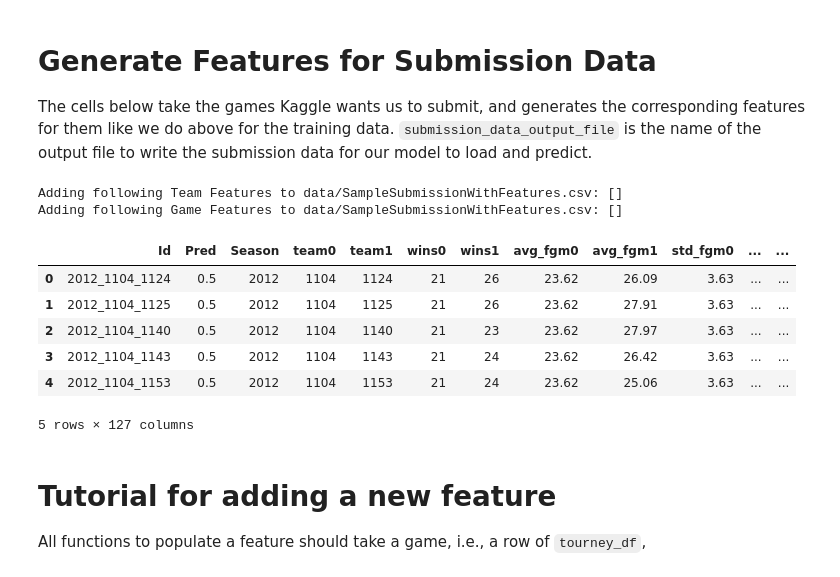
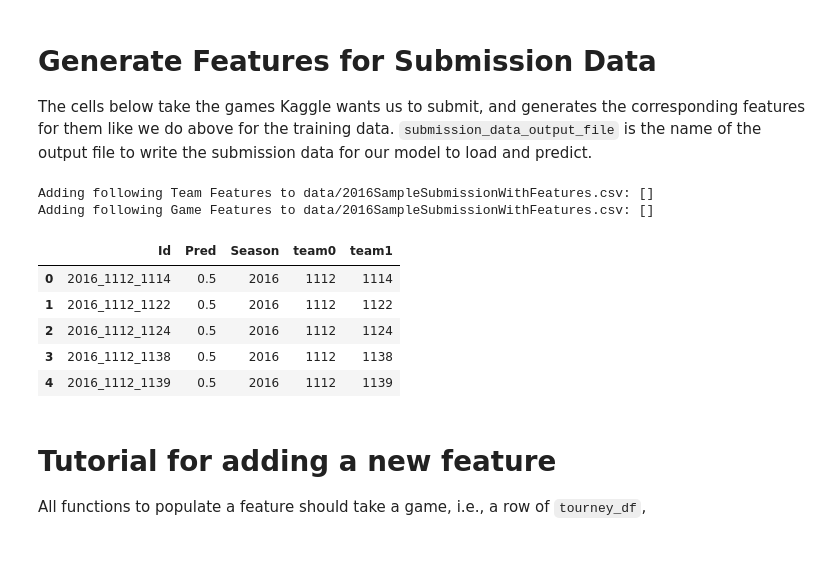
Before and after one commit to dtamayo/NCAAbasketball, a Jupyter notebook: GenerateFeatures.ipynb, the cells around one changed output. Cells and saved outputs as stored; diff of their text form; code cells hidden in the pictures.

Commit message:
added 2016 submission file

```diff
--- a/GenerateFeatures.ipynb
+++ b/GenerateFeatures.ipynb
@@ -258,49 +258,48 @@ The cells below take the games Kaggle wants us to submit, and generates the corr
 # %%
 import pandas as pd
 import numpy as np
-submission_data_with_features_file = 'data/SampleSubmissionWithFeatures.csv'
+submission_data_with_features_file = 'data/2016SampleSubmissionWithFeatures.csv'
 # %%
 print("Adding following Team Features to {0}: {1}".format(submission_data_with_features_file, [f.__name__ for f in teamfList]))
 print("Adding following Game Features to {0}: {1}".format(submission_data_with_features_file, [f.__name__ for f in gamefList]))
 # %% [output]
-Adding following Team Features to data/SampleSubmissionWithFeatures.csv: []
-Adding following Game Features to data/SampleSubmissionWithFeatures.csv: []
+Adding following Team Features to data/2016SampleSubmissionWithFeatures.csv: []
+Adding following Game Features to data/2016SampleSubmissionWithFeatures.csv: []
 # %%
 sample_df = pd.read_csv(submission_data_with_features_file, index_col=0) #should be SampleSubmission.csv if generating from scratch (remove index_col=0 in that case)
 
 def get_season(Id):
     return np.int64(Id.split("_")[0])
 def get_team0(Id):
     return np.int64(Id.split("_")[1])
 def get_team1(Id):
     return np.int64(Id.split("_")[2])
 
 # UNCOMMENT THESE LINES IF YOU WANT TO REGENERATE THE SUBMISSION FEATURES FROM SCRATCH
 #sample_df['Season'] = sample_df['Id'].apply(get_season)
 #sample_df['team0'] = sample_df['Id'].apply(get_team0)
 #sample_df['team1'] = sample_df['Id'].apply(get_team1)
 
 # first add all the features for individual teams
 for feature in teamfList:
     sample_df = pd.concat([sample_df, sample_df.apply(feature01(feature), axis=1)], axis=1)
 
 # now add features specific to a game (pair of teams)
 for feature in gamefList:
     sample_df = pd.concat([sample_df, sample_df.apply(feature, axis=1)], axis=1)
 
-ratings(sample_df)
-diffs(sample_df)
+#ratings(sample_df)
+#diffs(sample_df)
 
 sample_df.to_csv(submission_data_with_features_file, encoding='ascii')
 sample_df.head()
 # %% [output]
-|  | Id | Pred | Season | team0 | team1 | wins0 | wins1 | avg_fgm0 | avg_fgm1 | std_fgm0 | ... | ... |
-| 0 | 2012_1104_1124 | 0.5 | 2012 | 1104 | 1124 | 21 | 26 | 23.62 | 26.09 | 3.63 | ... | ... |
-| 1 | 2012_1104_1125 | 0.5 | 2012 | 1104 | 1125 | 21 | 26 | 23.62 | 27.91 | 3.63 | ... | ... |
-| 2 | 2012_1104_1140 | 0.5 | 2012 | 1104 | 1140 | 21 | 23 | 23.62 | 27.97 | 3.63 | ... | ... |
-| 3 | 2012_1104_1143 | 0.5 | 2012 | 1104 | 1143 | 21 | 24 | 23.62 | 26.42 | 3.63 | ... | ... |
-| 4 | 2012_1104_1153 | 0.5 | 2012 | 1104 | 1153 | 21 | 24 | 23.62 | 25.06 | 3.63 | ... | ... |
+|  | Id | Pred | Season | team0 | team1 |
+| 0 | 2016_1112_1114 | 0.5 | 2016 | 1112 | 1114 |
+| 1 | 2016_1112_1122 | 0.5 | 2016 | 1112 | 1122 |
+| 2 | 2016_1112_1124 | 0.5 | 2016 | 1112 | 1124 |
+| 3 | 2016_1112_1138 | 0.5 | 2016 | 1112 | 1138 |
+| 4 | 2016_1112_1139 | 0.5 | 2016 | 1112 | 1139 |
-5 rows × 127 columns
 # %% [markdown]
 # Tutorial for adding a new feature
 
```
Also changed, not shown: 2 other files.
